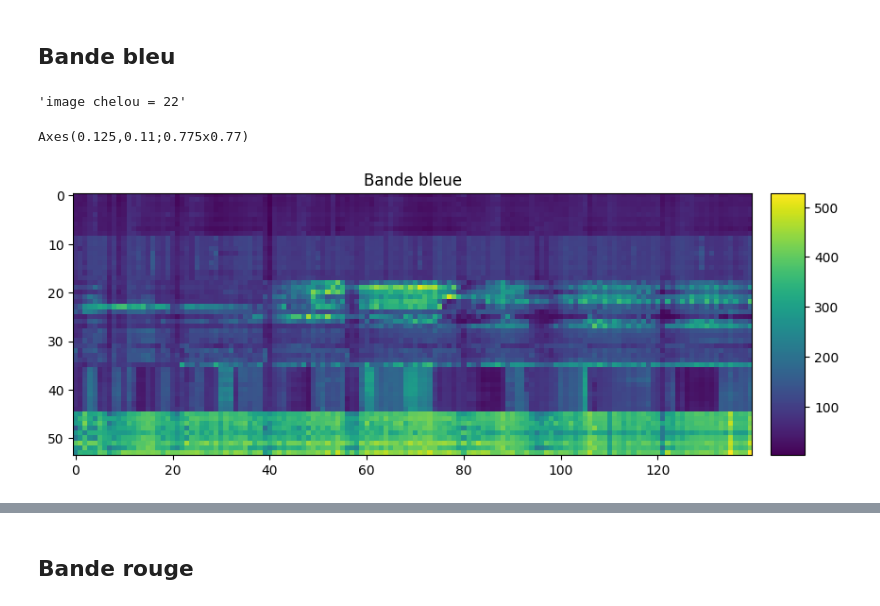
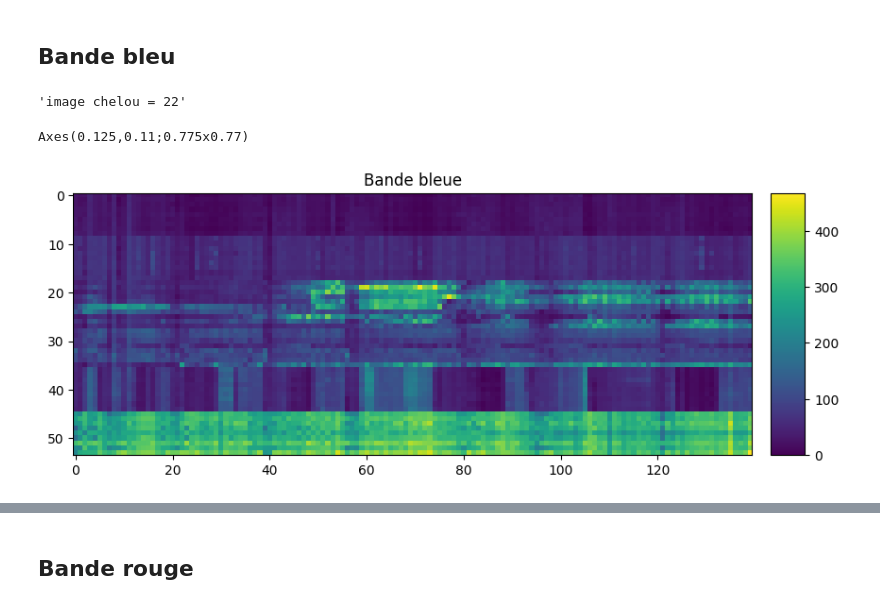
Before and after one commit to Projet-fil-rouge-IODAA/FilRouge_territoires, a Jupyter notebook: scripts/scripts_python/Eucledienne.ipynb, the cells around one changed output, grey strips where cells are left out. Drawn from its saved outputs; the diff is of its cells as text; code cells hidden in the pictures.

```diff
--- a/scripts/scripts_python/Eucledienne.ipynb
+++ b/scripts/scripts_python/Eucledienne.ipynb
@@ -33,7 +33,7 @@ images_2B.sort()
 all_images = images_2A + images_2B
 all_images = sorted(all_images, key=lambda date: date[16:24])
 # %%
-# Her you can chose the list of images you want to use.
+# Here you can chose the list of images you want to use.
 list_to_use = all_images
 line = 0
 matrice_rouge = np.zeros((len(pixels_de_interet), len(list_to_use)))
@@ -41,14 +41,18 @@ matrice_vert = np.zeros((len(pixels_de_interet), len(list_to_use)))
 matrice_bleu = np.zeros((len(pixels_de_interet), len(list_to_use)))
 matrice_nir = np.zeros((len(pixels_de_interet), len(list_to_use)))
 matrice_ndvi = np.zeros((len(pixels_de_interet), len(list_to_use)))
+matrice_ndwi = np.zeros((len(pixels_de_interet), len(list_to_use)))
+
 for image in list_to_use:
     with rio.open(dir+'/'+image, 'r') as ds:
-        band1 = ds.read(1)
-        band2 = ds.read(2)
-        band3 = ds.read(3)
-        band4 = ds.read(4)
+        band1 = ds.read(1) # Near Infrared
+        band2 = ds.read(2) # Red
+        band3 = ds.read(3) # Green
+        band4 = ds.read(4) # Blue
         ndvi = (band1-band2)/(band1+band2) # Normalized Difference Vegetation Index
         ndvi = np.nan_to_num(ndvi)
+        ndwi = (band3-band1)/(band3+band1) # Normalized Difference Water Index
+        ndwi = np.nan_to_num(ndwi)
     # Extraction of target pixels
     for pixel,j in zip(pixels_de_interet, range(len(pixels_de_interet))):
         matrice_vert[j,line] = band3[pixel[0], pixel[1]]
@@ -56,6 +60,7 @@ for image in list_to_use:
         matrice_bleu[j,line] = band4[pixel[0], pixel[1]]
         matrice_nir[j,line] = band1[pixel[0], pixel[1]]
         matrice_ndvi[j,line] = ndvi[pixel[0], pixel[1]]
+        matrice_ndwi[j,line] = ndwi[pixel[0], pixel[1]]
     line +=1
 # %%
 print(matrice_vert.shape)
@@ -112,22 +119,22 @@ display(eval_bandevert.metrics_clustering())
 # %%
 chelou = np.argmax(matrice_bleu[50])
 display(f'image chelou = {chelou}')
-matrice = np.delete(matrice_vert,chelou,1)
+matrice = np.delete(matrice_bleu,chelou,1)
 # Displaying pixels
 img = (matrice/8).astype(int)
 plt.figure(figsize=(10,10))
 plt.title('Bande bleue')
 ax = plt.gca()
 print(plt.gca())
 im = ax.imshow(img)
 divider = make_axes_locatable(ax)
 cax = divider.append_axes("right", size="5%", pad=0.2)
 plt.colorbar(im, cax=cax)
 plt.show()
 # %% [output]
 'image chelou = 22'
 Axes(0.125,0.11;0.775x0.77)
-[figure, old version]
+[figure, new version]
 # %%
 km_bleu = KMeans(n_clusters=6, random_state=42).fit(matrice)
 yhat = km_bleu.predict(matrice)
```
Also changed, not shown: parts of 53 cells of this notebook.
